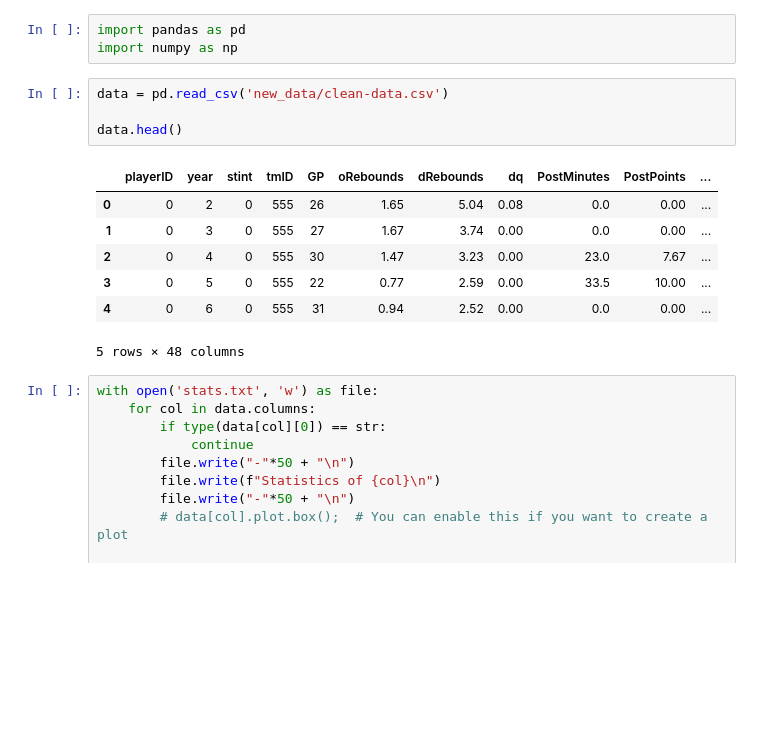
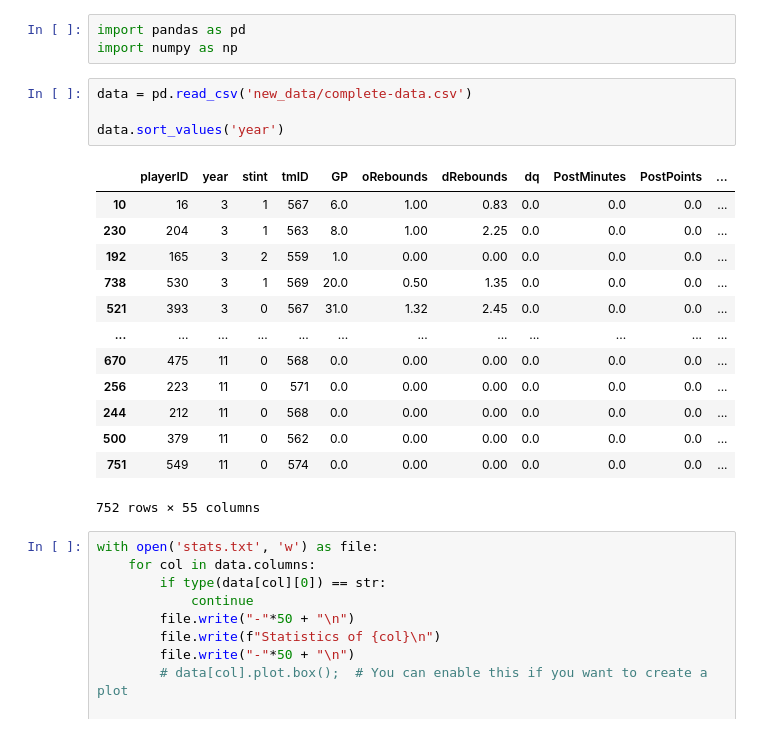
Before and after one commit to P1ntas/Machine-Learning, a Jupyter notebook: src/2-outlier_detection.ipynb, the cells around one changed output. Drawn from its saved outputs; the diff is of its cells as text; blank space fills up the shorter version.

```diff
--- a/src/2-outlier_detection.ipynb
+++ b/src/2-outlier_detection.ipynb
@@ -2,17 +2,23 @@
 import pandas as pd
 import numpy as np
 # %%
-data = pd.read_csv('new_data/clean-data.csv')
+data = pd.read_csv('new_data/complete-data.csv')
 
-data.head()
+data.sort_values('year')
 # %% [output]
 |  | playerID | year | stint | tmID | GP | oRebounds | dRebounds | dq | PostMinutes | PostPoints | ... |
-| 0 | 0 | 2 | 0 | 555 | 26 | 1.65 | 5.04 | 0.08 | 0.0 | 0.00 | ... |
-| 1 | 0 | 3 | 0 | 555 | 27 | 1.67 | 3.74 | 0.00 | 0.0 | 0.00 | ... |
-| 2 | 0 | 4 | 0 | 555 | 30 | 1.47 | 3.23 | 0.00 | 23.0 | 7.67 | ... |
-| 3 | 0 | 5 | 0 | 555 | 22 | 0.77 | 2.59 | 0.00 | 33.5 | 10.00 | ... |
-| 4 | 0 | 6 | 0 | 555 | 31 | 0.94 | 2.52 | 0.00 | 0.0 | 0.00 | ... |
+| 10 | 16 | 3 | 1 | 567 | 6.0 | 1.00 | 0.83 | 0.0 | 0.0 | 0.0 | ... |
+| 230 | 204 | 3 | 1 | 563 | 8.0 | 1.00 | 2.25 | 0.0 | 0.0 | 0.0 | ... |
+| 192 | 165 | 3 | 2 | 559 | 1.0 | 0.00 | 0.00 | 0.0 | 0.0 | 0.0 | ... |
+| 738 | 530 | 3 | 1 | 569 | 20.0 | 0.50 | 1.35 | 0.0 | 0.0 | 0.0 | ... |
+| 521 | 393 | 3 | 0 | 567 | 31.0 | 1.32 | 2.45 | 0.0 | 0.0 | 0.0 | ... |
+| ... | ... | ... | ... | ... | ... | ... | ... | ... | ... | ... | ... |
+| 670 | 475 | 11 | 0 | 568 | 0.0 | 0.00 | 0.00 | 0.0 | 0.0 | 0.0 | ... |
+| 256 | 223 | 11 | 0 | 571 | 0.0 | 0.00 | 0.00 | 0.0 | 0.0 | 0.0 | ... |
+| 244 | 212 | 11 | 0 | 568 | 0.0 | 0.00 | 0.00 | 0.0 | 0.0 | 0.0 | ... |
+| 500 | 379 | 11 | 0 | 562 | 0.0 | 0.00 | 0.00 | 0.0 | 0.0 | 0.0 | ... |
+| 751 | 549 | 11 | 0 | 574 | 0.0 | 0.00 | 0.00 | 0.0 | 0.0 | 0.0 | ... |
-5 rows × 48 columns
+752 rows × 55 columns
 # %%
 with open('stats.txt', 'w') as file:
     for col in data.columns:
```
Also changed, not shown: parts of 6 cells of this notebook, 4 other files.
